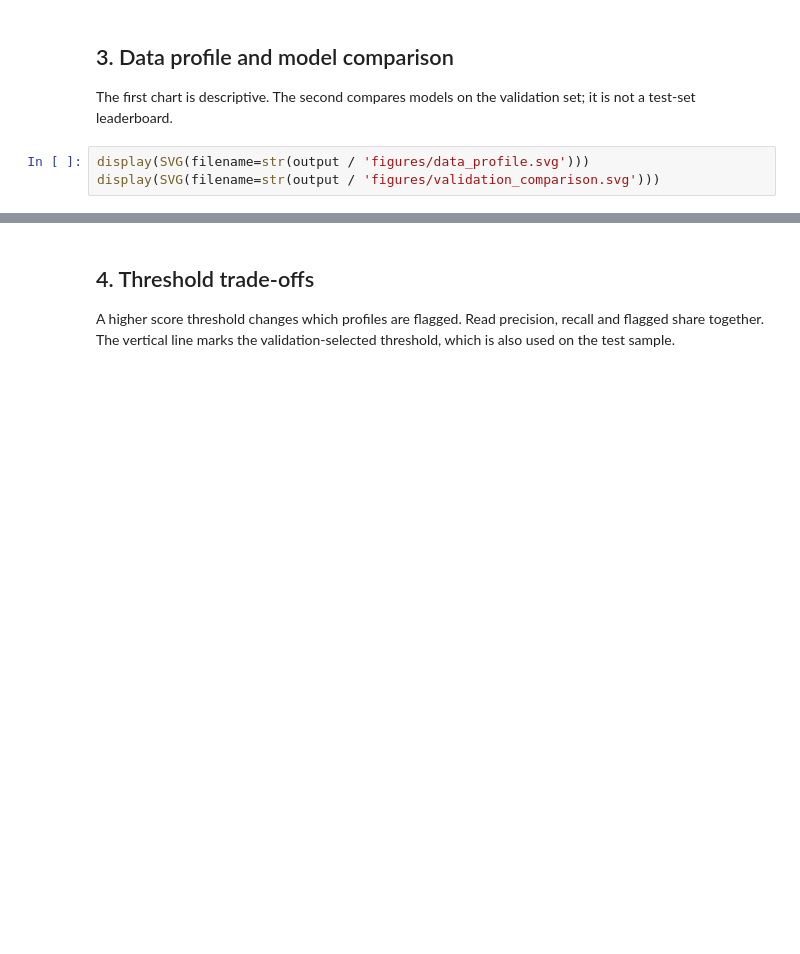
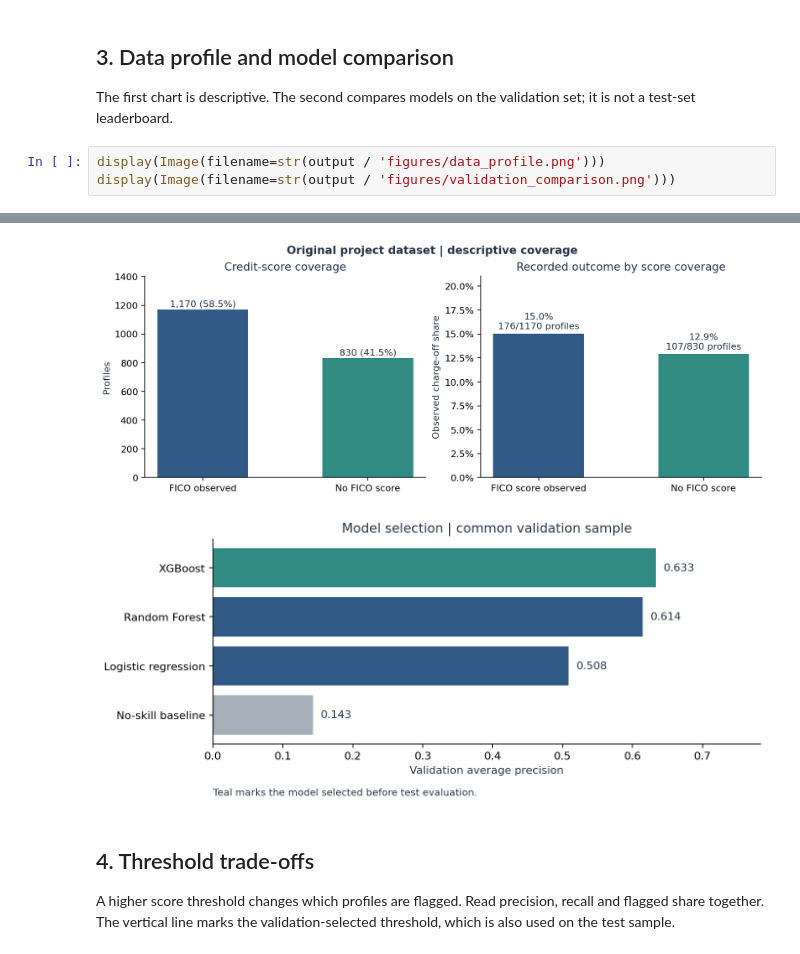
Before and after one commit to gracengg/New_to_Credit_Consumer_Risk_Analysis, a Jupyter notebook: notebooks/NTC_Consumer_Credit.ipynb, the cells around one changed output, grey strips where cells are left out. Saved outputs shown, nothing was run; the diff lists cells and outputs as text; blank space fills up the shorter version.

Commit message:
Preserve notebook chart typography in GitHub previews

```diff
--- a/notebooks/NTC_Consumer_Credit.ipynb
+++ b/notebooks/NTC_Consumer_Credit.ipynb
@@ -92,6 +92,6 @@ Frozen threshold: 0.35
 ## 3. Data profile and model comparison
 The first chart is descriptive. The second compares models on the validation set; it is not a test-set leaderboard.
 # %%
-display(SVG(filename=str(output / 'figures/data_profile.svg')))
-display(SVG(filename=str(output / 'figures/validation_comparison.svg')))
+display(Image(filename=str(output / 'figures/data_profile.png')))
+display(Image(filename=str(output / 'figures/validation_comparison.png')))
 # %% [output]
@@ -100,3 +98,5 @@ display(SVG(filename=str(output / 'figures/validation_comparison.svg')))
+[figure, added]
+[figure, added]
 # %% [markdown]
 ## 4. Threshold trade-offs
 A higher score threshold changes which profiles are flagged. Read precision, recall and flagged share together. The vertical line marks the validation-selected threshold, which is also used on the test sample.
```
Also changed, not shown: parts of 4 cells of this notebook, 4 other files.
